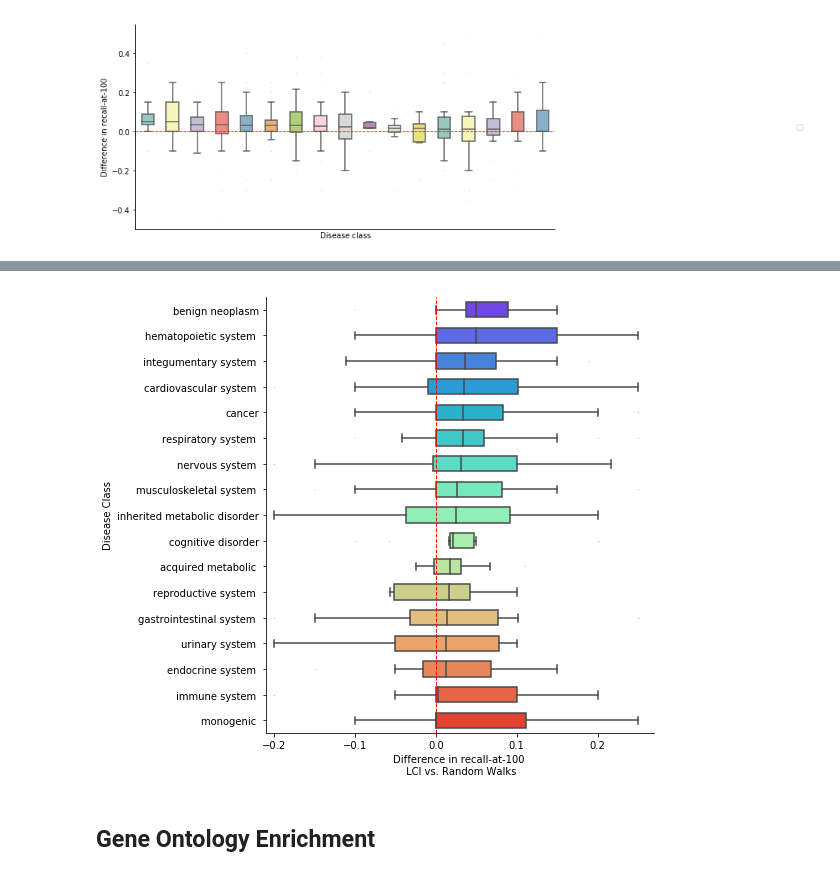
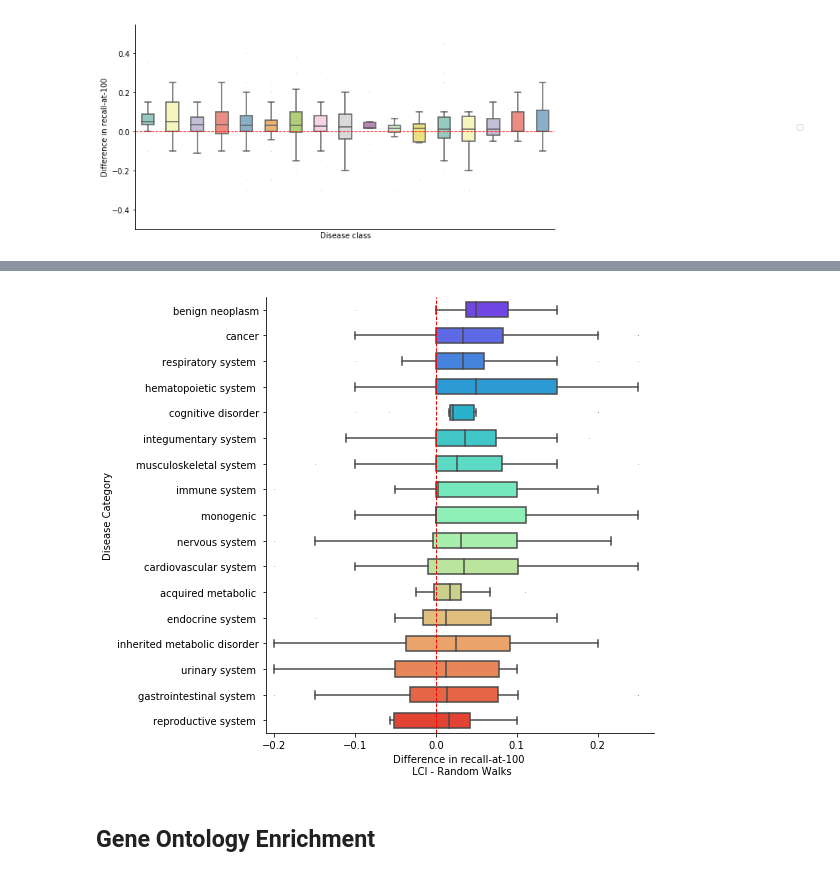
Before and after one commit to seyuboglu/milieu, a Jupyter notebook: notebooks/analysis.ipynb, the cells around one changed output, grey strips where cells are left out. Saved outputs shown, nothing was run; the diff lists cells and outputs as text; code cells hidden in the pictures.

```diff
--- a/notebooks/analysis.ipynb
+++ b/notebooks/analysis.ipynb
@@ -123,3 +145,11 @@ plt.savefig("experiments/dpp_evaluate/_figures/disease_classes/disease_class_box
 # %% [output]
 No handles with labels found to put in legend.
 [figure]
+# %%
+frac_dict = {}
+for group in  joined_df.groupby("class").groups.keys():
+    group_index = joined_df.groupby("class").groups[group]
+    frac_non_neg = np.mean(joined_df.loc[group_index]["diff"] >= 0)
+    frac_dict[group] = frac_non_neg
+    print(f"{group}: {frac_non_neg}")
+frac_df = pd.DataFrame.from_dict(frac_dict, orient="index", columns=["diff"])
@@ -126,17 +195,19 @@ No handles with labels found to put in legend.
+# %%
+order = frac_df.sort_values("diff", ascending=False).index
 # %%
 plt.figure(figsize=(8,7))
 sns.boxplot(data=joined_df, x="diff", y="class", order=order,
             hue_order=order, width=0.6, fliersize=0.1, palette="rainbow",
             orient="h")
 plt.axvline(linewidth=1, color='r', linestyle="--")
 sns.despine()
 plt.xlim(-0.21, 0.27)
-plt.ylabel("Disease Class")
-plt.xlabel("Difference in recall-at-100 \n LCI vs. Random Walks")
+plt.ylabel("Disease Category")
+plt.xlabel("Difference in recall-at-100 \n LCI - Random Walks")
 plt.tight_layout()
 plt.savefig("experiments/dpp_evaluate/_figures/disease_classes/disease_class_box.pdf")
 # %% [output]
-[figure, old version]
+[figure, new version]
 # %% [markdown]
 ## Gene Ontology Enrichment
 # %%
```
Also changed, not shown: parts of 3 cells of this notebook, 6 other files.
